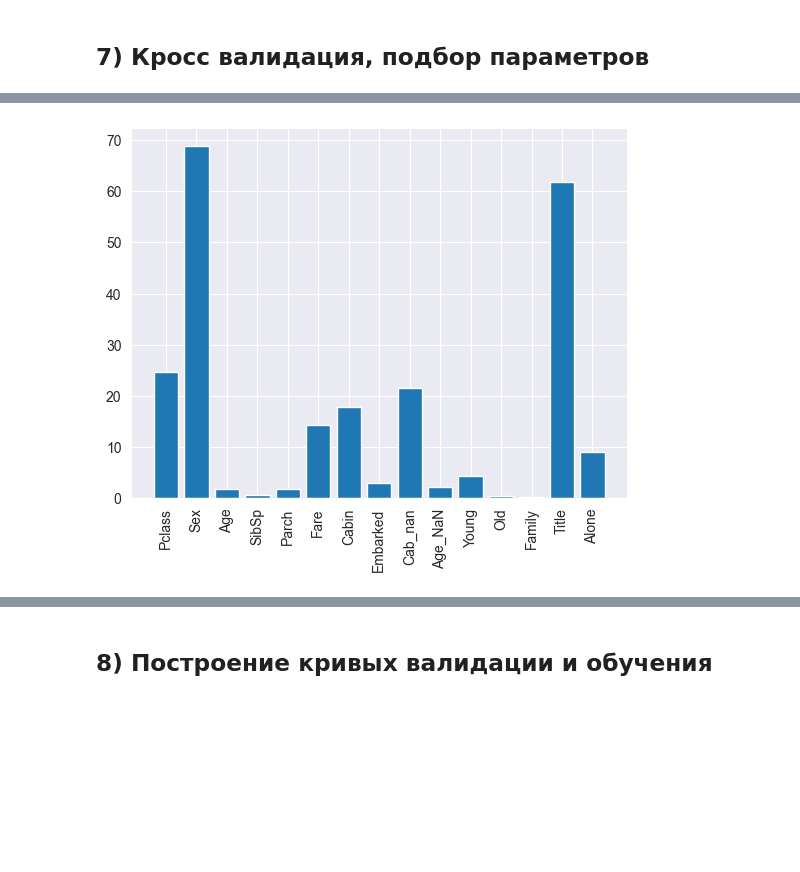
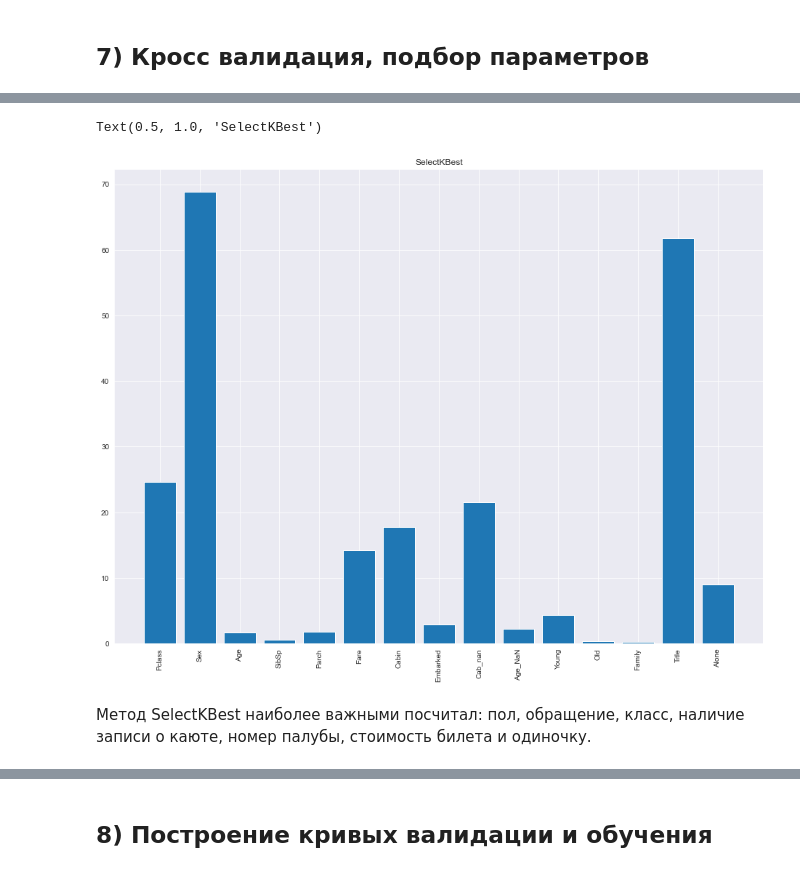
Before and after one commit to ex3del/lab4_iad, a Jupyter notebook: Без названия.ipynb, the cells around one changed output, grey strips where cells are left out. Drawn from its saved outputs; the diff is of its cells as text; code cells hidden in the pictures; blank space fills up the shorter version.

```diff
--- a/Без названия.ipynb
+++ b/Без названия.ipynb
@@ -700,13 +707,16 @@ predictors = ['Pclass', 'Sex', 'Age', 'SibSp', 'Parch',
        'Fare', 'Cabin', 'Embarked', 'Cab_nan', 'Age_NaN', 'Young', 'Old',
        'Family', 'Title', 'Alone']
 # %%
+
 selector = SelectKBest(f_classif, k=5)
-selector.fit(train_df[predictors], train_df["Survived"])
+selector.fit(X[predictors], y)
 
 scores = -np.log10(selector.pvalues_)
-
 plt.bar(range(len(predictors)), scores)
 plt.xticks(range(len(predictors)), predictors, rotation='vertical')
-plt.show()
+plt.title('SelectKBest')
 # %% [output]
+Text(0.5, 1.0, 'SelectKBest')
-[figure, old version]
+[figure, new version]
+# %% [markdown]
+Метод SelectKBest наиболее важными посчитал: пол, обращение, класс, наличие записи о каюте, номер палубы, стоимость билета и одиночку.
```
Also changed, not shown: parts of 25 cells of this notebook.
